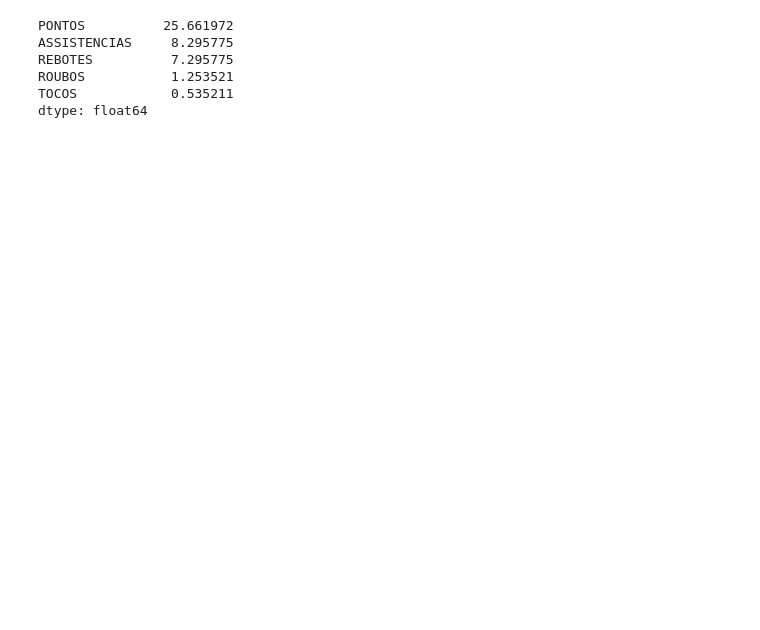
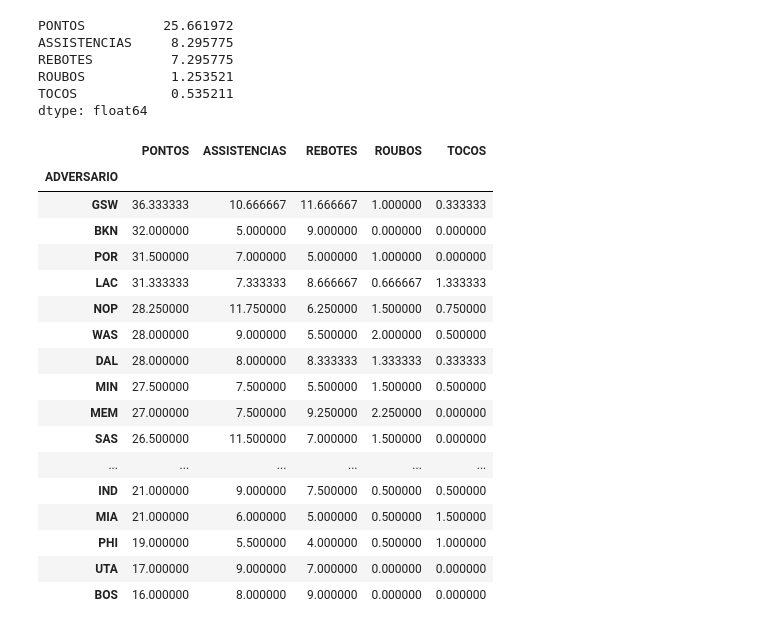
Before and after one commit to BernardoSantDev/Pipeline-de-Dados-com-API-Limpeza-e-Analise, a Jupyter notebook: notebooks/projeto_api.ipynb, the cells around one changed output. Drawn from its saved outputs; the diff is of its cells as text; code cells hidden in the pictures; blank space fills up the shorter version.

Commit message:
# VE A MEDIA DO LEBRON NA TEMPORADA POR ADVERSARIO

```diff
--- a/notebooks/projeto_api.ipynb
+++ b/notebooks/projeto_api.ipynb
@@ -277,3 +277,34 @@ REBOTES          7.295775
 ROUBOS           1.253521
 TOCOS            0.535211
 dtype: float64
+# %%
+# VE A MEDIA DO LEBRON NA TEMPORADA POR ADVERSARIO
+
+media_por_time = df.groupby("ADVERSARIO")[[
+    "PONTOS",
+    "ASSISTENCIAS",
+    "REBOTES",
+    "ROUBOS",
+    "TOCOS"
+]].mean().sort_values("PONTOS", ascending=False)
+
+media_por_time
+# %% [output]
+|  | PONTOS | ASSISTENCIAS | REBOTES | ROUBOS | TOCOS |
+| ADVERSARIO |  |  |  |  |  |
+| GSW | 36.333333 | 10.666667 | 11.666667 | 1.000000 | 0.333333 |
+| BKN | 32.000000 | 5.000000 | 9.000000 | 0.000000 | 0.000000 |
+| POR | 31.500000 | 7.000000 | 5.000000 | 1.000000 | 0.000000 |
+| LAC | 31.333333 | 7.333333 | 8.666667 | 0.666667 | 1.333333 |
+| NOP | 28.250000 | 11.750000 | 6.250000 | 1.500000 | 0.750000 |
+| WAS | 28.000000 | 9.000000 | 5.500000 | 2.000000 | 0.500000 |
+| DAL | 28.000000 | 8.000000 | 8.333333 | 1.333333 | 0.333333 |
+| MIN | 27.500000 | 7.500000 | 5.500000 | 1.500000 | 0.500000 |
+| MEM | 27.000000 | 7.500000 | 9.250000 | 2.250000 | 0.000000 |
+| SAS | 26.500000 | 11.500000 | 7.000000 | 1.500000 | 0.000000 |
+| ... | ... | ... | ... | ... | ... |
+| IND | 21.000000 | 9.000000 | 7.500000 | 0.500000 | 0.500000 |
+| MIA | 21.000000 | 6.000000 | 5.000000 | 0.500000 | 1.500000 |
+| PHI | 19.000000 | 5.500000 | 4.000000 | 0.500000 | 1.000000 |
+| UTA | 17.000000 | 9.000000 | 7.000000 | 0.000000 | 0.000000 |
+| BOS | 16.000000 | 8.000000 | 9.000000 | 0.000000 | 0.000000 |
```
